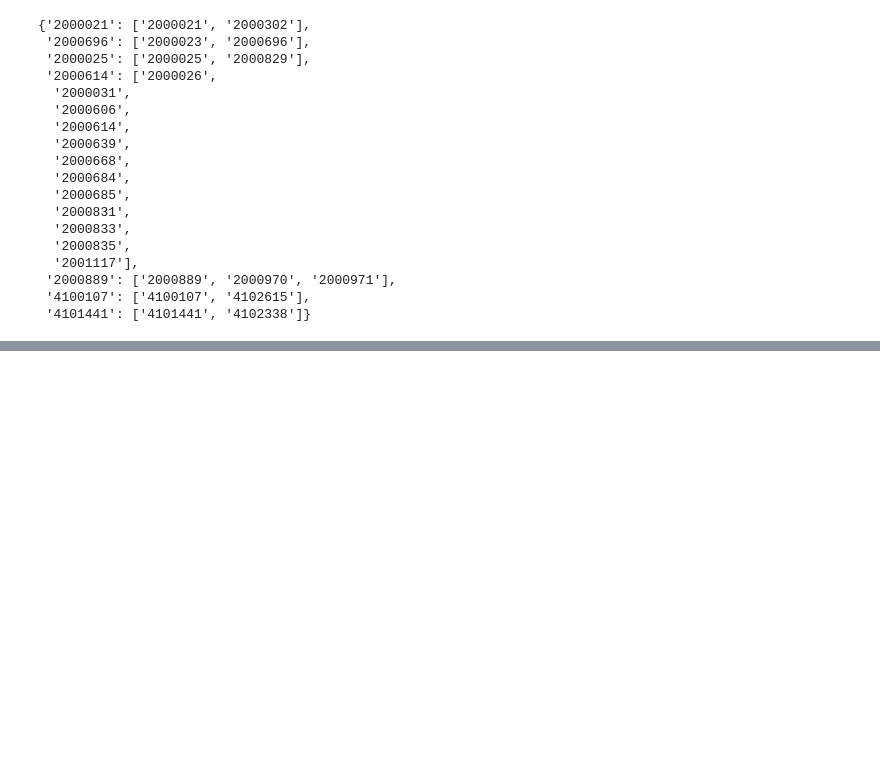
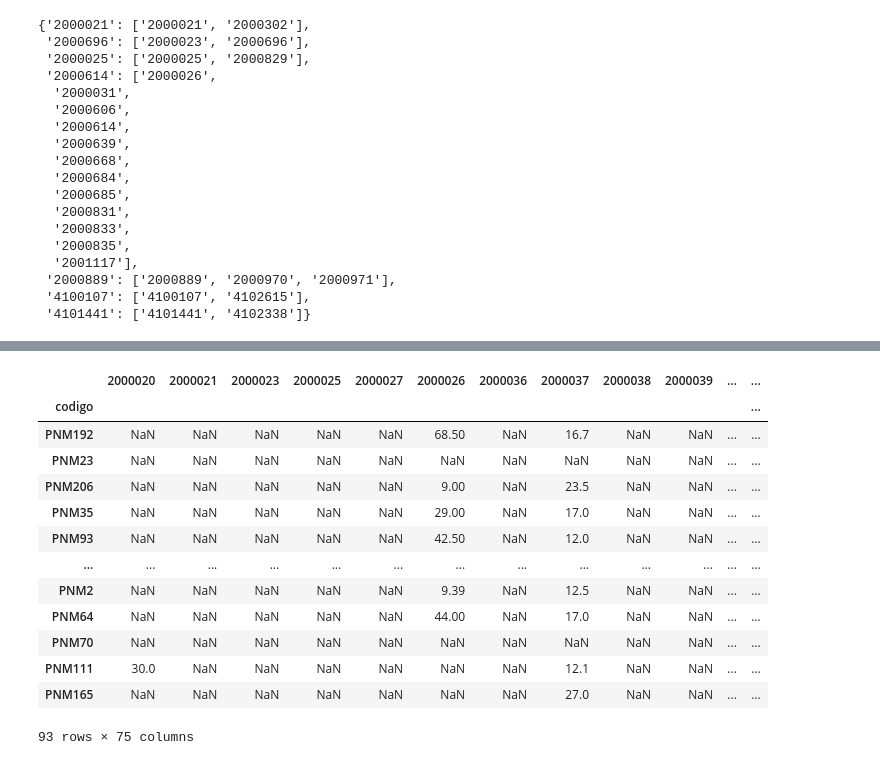
Before and after one commit to UN-GCPDS/python-gcpds.luker_multiple_annotators, a Jupyter notebook: notebooks/recipes.ipynb, the cells around one changed output, grey strips where cells are left out. Drawn from its saved outputs; the diff is of its cells as text; code cells hidden in the pictures; blank space fills up the shorter version.

Commit message:
recipes

```diff
--- a/notebooks/recipes.ipynb
+++ b/notebooks/recipes.ipynb
@@ -9,8 +9,11 @@ sensoriales en tablas son agregaciones cómo?
 import re
 from collections import defaultdict
 from pathlib import Path
-
 import numpy as np
 import pandas as pd
+import matplotlib.pyplot as plt
+import warnings
+from pandas.errors import PerformanceWarning
 
-FILE_PATH = r"D:\python-gcpds.luker_multiple_annotators\data\formulacion_y_sensorial.xlsx"
+warnings.filterwarnings("ignore", category=PerformanceWarning)
+FILE_PATH = r"..\data\formulacion_y_sensorial.xlsx"
@@ -111,14 +154,13 @@ def _sort_codes(lst):
 
 equivalence_groups = {root: _sort_codes(members) for root, members in groups.items()}
 
-# ----------------------------
-# 5) Merge columns by equivalence group
-#    Each group collapses to a single canonical column (smallest code)
-# ----------------------------
+# Merge columns by equivalence group
 merged_cols = []
 merged_names = []
 for root, members in equivalence_groups.items():
     # only keep members that actually exist in df (defensive)
+    if root == "2000614":
+        pass
     present = [m for m in members if m in df_codes_expanded.columns]
     if not present:
         continue
@@ -133,3 +175,5 @@ for root, members in equivalence_groups.items():
     merged_names.append(canonical)
 
 df_equiv_merged = pd.concat(merged_cols, axis=1) if merged_cols else pd.DataFrame(index=df_form.index)
+print(df_equiv_merged.shape)
+df_equiv_merged.head(10)
@@ -184,0 +218,5 @@ Name: PNM1, dtype: float64
+# %%
+df_sens = df_form = pd.read_excel(FILE_PATH, sheet_name=1)
+df_sens = df_sens.set_index("CODIGO \nINTERNO").dropna(how='all')
+print(df_sens.shape)
+df_sens.head(10)
@@ -184,0 +238,6 @@ Name: PNM1, dtype: float64
+# %%
+idx = list(set(df_sens.index) & set(df_equiv_merged.index))
+df_sens_final = df_sens.loc[idx, ["ACIDEZ", "AMARGO", "AROMA", "ASTRINGENCIA", "NIVEL DE \nDULCE", "DUREZA", "IMP. GLOBAL", "VEL. FUSION"]]
+df_sens_final.columns = ['acidez', 'amargor', 'aroma', 'astringencia', 'dulce', 'dureza',
+                         'impresion_global', 'velocidad_fusion']
+df_sens_final
@@ -184,0 +259,18 @@ Name: PNM1, dtype: float64
+# %%
+df_recipe_final = df_equiv_merged.loc[idx].dropna(axis=1, how='all')
+df_recipe_final
+# %% [output]
+|  | 2000020 | 2000021 | 2000023 | 2000025 | 2000027 | 2000026 | 2000036 | 2000037 | 2000038 | 2000039 | ... | ... |
+| codigo |  |  |  |  |  |  |  |  |  |  |  | ... |
+| PNM192 | NaN | NaN | NaN | NaN | NaN | 68.50 | NaN | 16.7 | NaN | NaN | ... | ... |
+| PNM23 | NaN | NaN | NaN | NaN | NaN | NaN | NaN | NaN | NaN | NaN | ... | ... |
+| PNM206 | NaN | NaN | NaN | NaN | NaN | 9.00 | NaN | 23.5 | NaN | NaN | ... | ... |
+| PNM35 | NaN | NaN | NaN | NaN | NaN | 29.00 | NaN | 17.0 | NaN | NaN | ... | ... |
+| PNM93 | NaN | NaN | NaN | NaN | NaN | 42.50 | NaN | 12.0 | NaN | NaN | ... | ... |
+| ... | ... | ... | ... | ... | ... | ... | ... | ... | ... | ... | ... | ... |
+| PNM2 | NaN | NaN | NaN | NaN | NaN | 9.39 | NaN | 12.5 | NaN | NaN | ... | ... |
+| PNM64 | NaN | NaN | NaN | NaN | NaN | 44.00 | NaN | 17.0 | NaN | NaN | ... | ... |
+| PNM70 | NaN | NaN | NaN | NaN | NaN | NaN | NaN | NaN | NaN | NaN | ... | ... |
+| PNM111 | 30.0 | NaN | NaN | NaN | NaN | NaN | NaN | 12.1 | NaN | NaN | ... | ... |
+| PNM165 | NaN | NaN | NaN | NaN | NaN | NaN | NaN | 27.0 | NaN | NaN | ... | ... |
+93 rows × 75 columns
```
Also changed, not shown: parts of 16 cells of this notebook, 1 other file.
